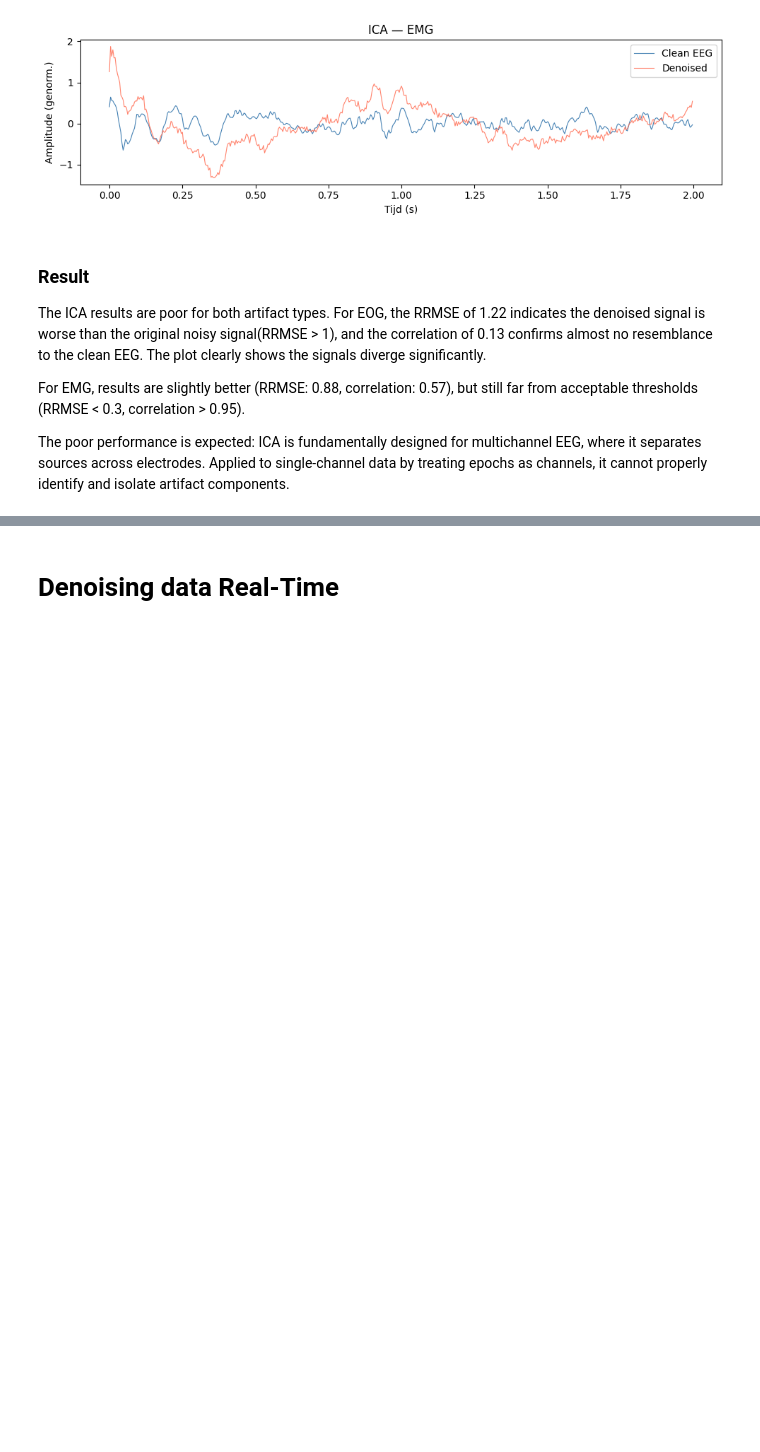
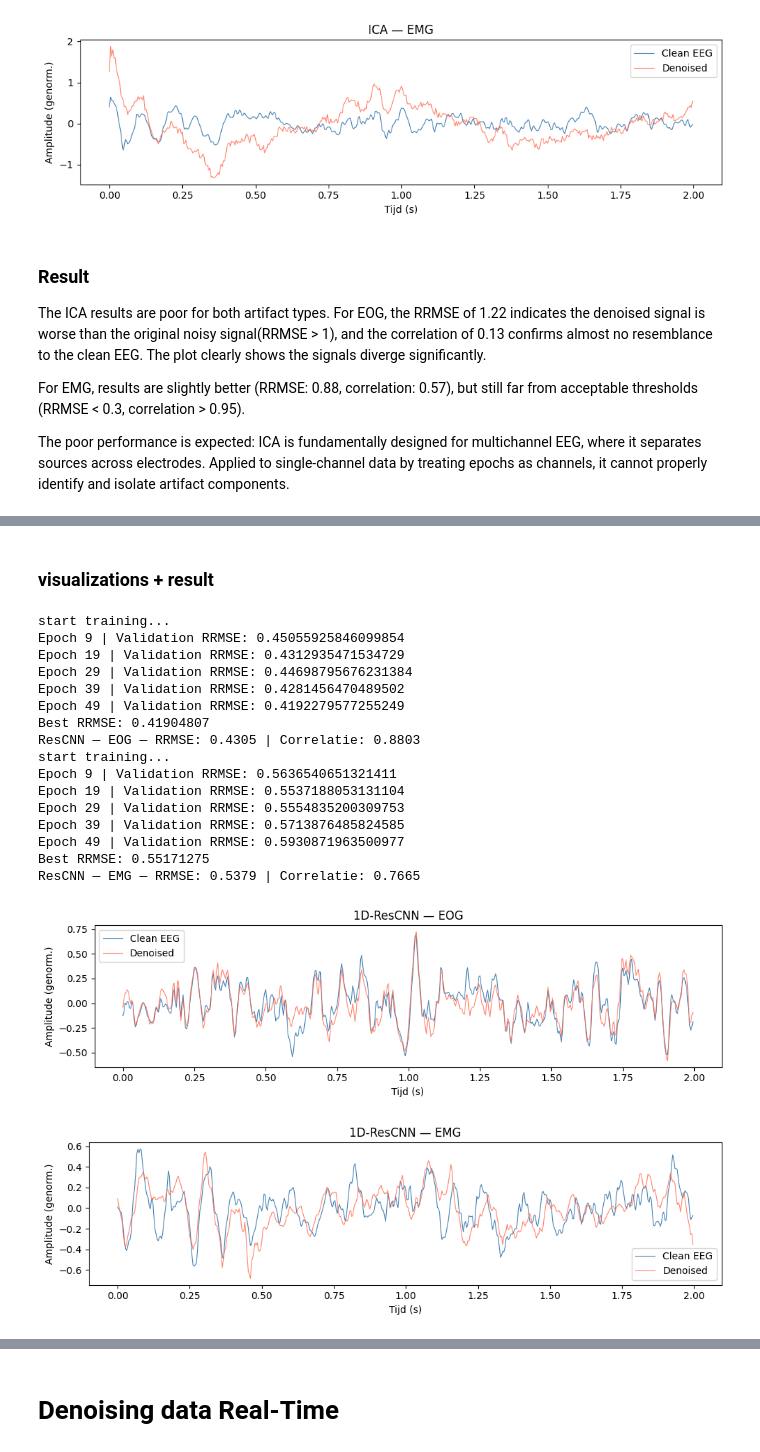
Before and after one commit to benjamindeplae-hub/Current-Trends-in-Artificial-Intelligence, a Jupyter notebook: main.ipynb, the cells around one changed output, grey strips where cells are left out. Drawn from its saved outputs; the diff is of its cells as text; code cells hidden in the pictures; blank space fills up the shorter version.

```diff
--- a/main.ipynb
+++ b/main.ipynb
@@ -185,0 +278,20 @@ The poor performance is expected: ICA is fundamentally designed for multichannel
+# %%
+from torch.utils.data import DataLoader, TensorDataset
+
+# helper function: repackage the numpy arrays into pytorch dataloaders
+def make_loaders(noisy_train, clean_train, noisy_val, clean_val, batch_size):
+    # prepare the data from numpy "language" to tensor "language"
+    def to_tensor(arr):
+        # .unsqueeze(1) takes 2D array and puts "1" in the middle dimension to make it 3D
+        return torch.tensor(arr, dtype=torch.float32).unsqueeze(1)
+
+    # package noisy and clean training data together
+    train_ds = TensorDataset(to_tensor(noisy_train), to_tensor(clean_train))
+    # package noisy and clean validation data together
+    val_ds = TensorDataset(to_tensor(noisy_val), to_tensor(clean_val))
+
+    # create the dataloaders (shuffle training data so the model learns better)
+    train_loader = DataLoader(train_ds, batch_size=batch_size, shuffle=True)
+    val_loader = DataLoader(val_ds,   batch_size=batch_size)
+
+    return train_loader, val_loader
@@ -185,0 +544,46 @@ The poor performance is expected: ICA is fundamentally designed for multichannel
+# %% [markdown]
+### visualizations + result
+# %%
+# train a model using the best params Optuna found to clean EOG
+final_eog_model, final_eog_rrmse = train_rescnn(
+    noisy_eog_train, clean_eog_train, noisy_eog_val, clean_eog_val,
+    **study_eog.best_params, epochs=50
+)
+# let this model clean unseen test data
+denoised_eog_test = rescnn_denoise(final_eog_model, noisy_eog_test)
+# grade it
+evaluate(clean_eog_test, denoised_eog_test, "ResCNN — EOG")
+
+# train a model using the best params Optuna found to clean EMG
+final_emg_model, final_emg_rrmse = train_rescnn(
+    noisy_emg_train, clean_emg_train, noisy_emg_val, clean_emg_val,
+    **study_emg.best_params, epochs=50
+)
+# let this model clean unseen test data
+denoised_emg_test = rescnn_denoise(final_emg_model, noisy_emg_test)
+# grade it
+evaluate(clean_emg_test, denoised_emg_test, "ResCNN — EMG")
+
+
+# plot the results
+plot_denoising(clean_eog_test, denoised_eog_test, "1D-ResCNN — EOG")
+plot_denoising(clean_emg_test, denoised_emg_test, "1D-ResCNN — EMG")
+# %% [output]
+start training...
+Epoch 9 | Validation RRMSE: 0.45055925846099854
+Epoch 19 | Validation RRMSE: 0.4312935471534729
+Epoch 29 | Validation RRMSE: 0.44698795676231384
+Epoch 39 | Validation RRMSE: 0.4281456470489502
+Epoch 49 | Validation RRMSE: 0.4192279577255249
+Best RRMSE: 0.41904807
+ResCNN — EOG — RRMSE: 0.4305 | Correlatie: 0.8803
+start training...
+Epoch 9 | Validation RRMSE: 0.5636540651321411
+Epoch 19 | Validation RRMSE: 0.5537188053131104
+Epoch 29 | Validation RRMSE: 0.5554835200309753
+Epoch 39 | Validation RRMSE: 0.5713876485824585
+Epoch 49 | Validation RRMSE: 0.5930871963500977
+Best RRMSE: 0.55171275
+ResCNN — EMG — RRMSE: 0.5379 | Correlatie: 0.7665
+[figure, added]
+[figure, added]
```
Also changed, not shown: parts of 12 cells of this notebook.
